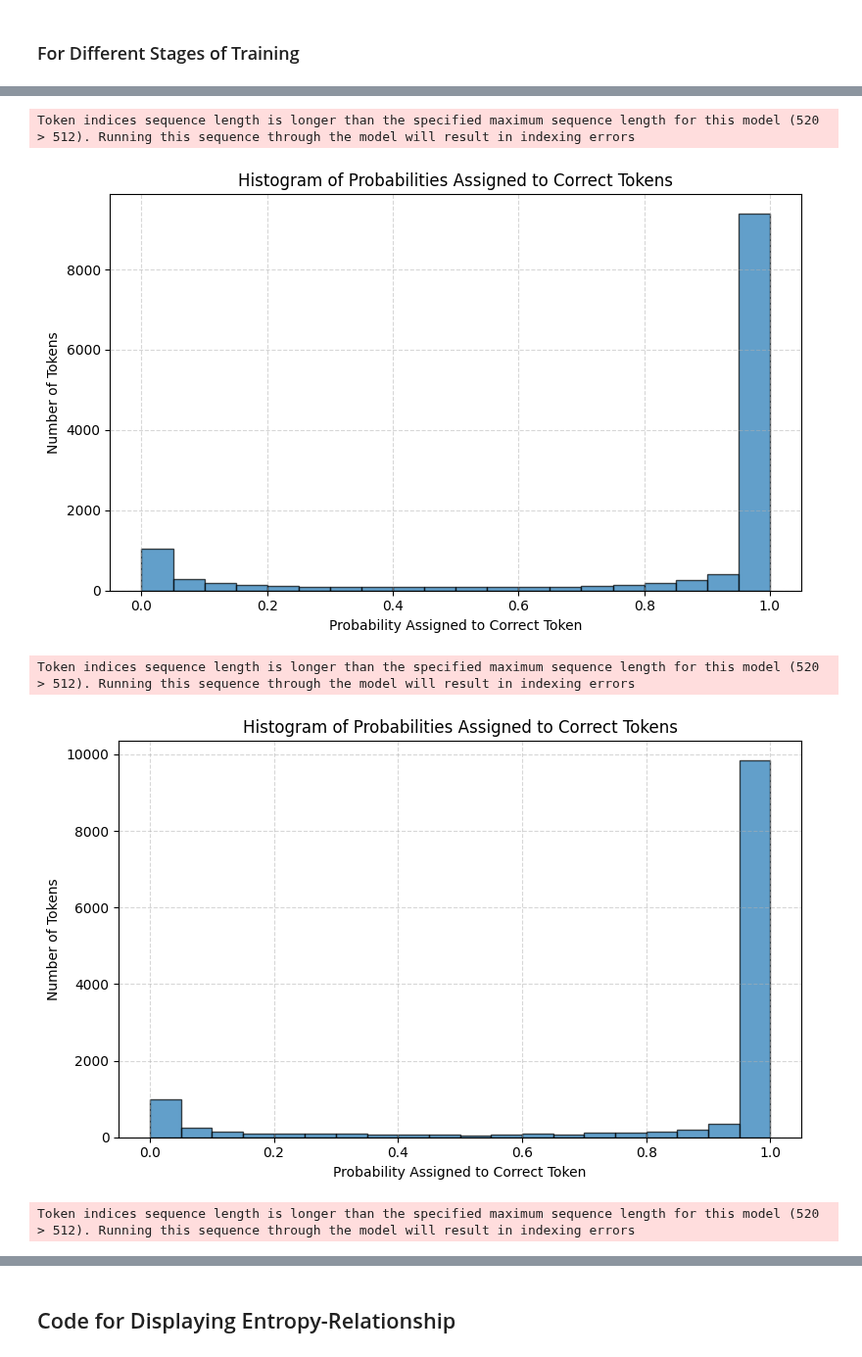
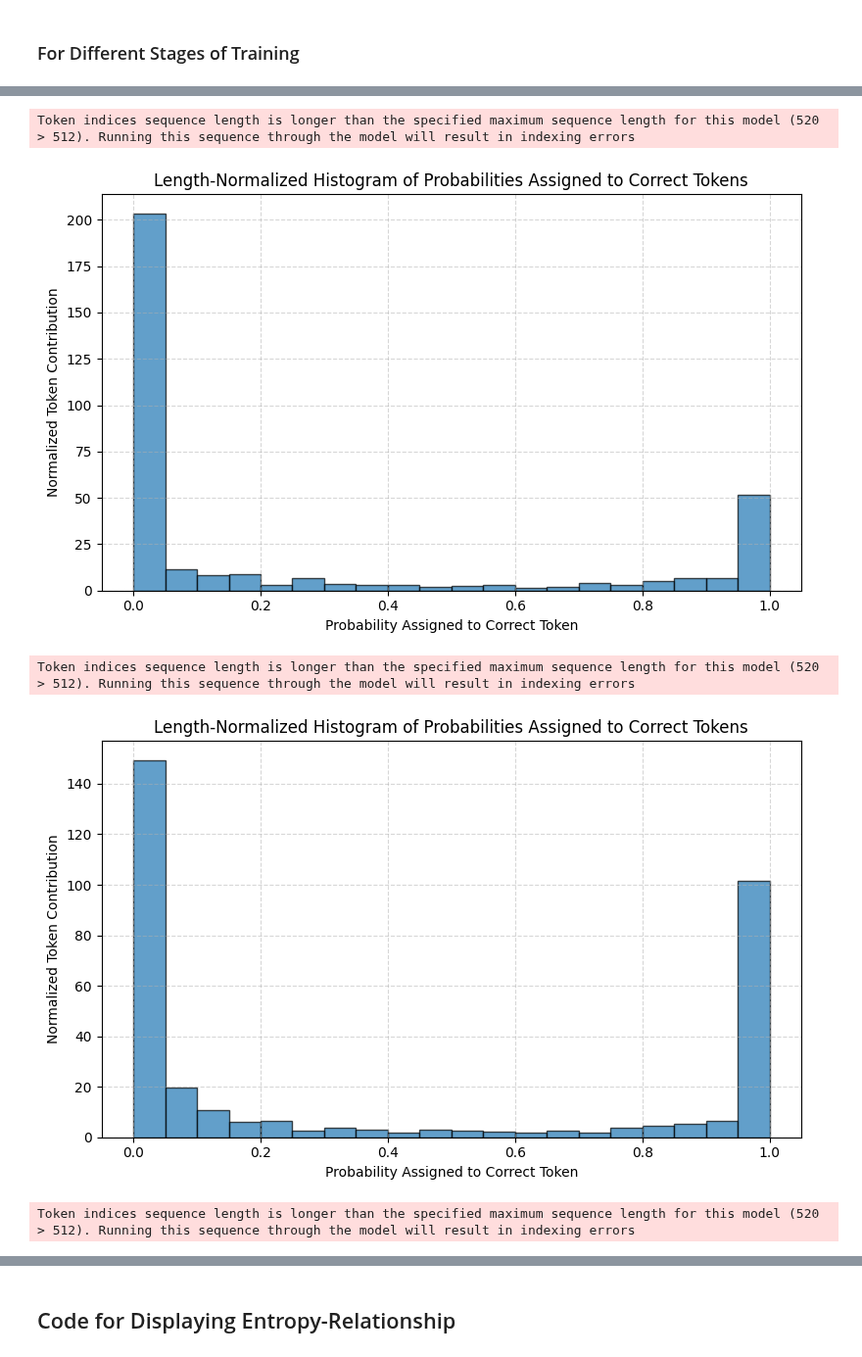
Before and after one commit to MGWSimpson/AlphaARC, a Jupyter notebook: analysis/identifying_breakpoints.ipynb, the cells around one changed output, grey strips where cells are left out. Shown at 98% size. Saved outputs shown, nothing was run; the diff lists cells and outputs as text; code cells hidden in the pictures.

```diff
--- a/analysis/identifying_breakpoints.ipynb
+++ b/analysis/identifying_breakpoints.ipynb
@@ -133,6 +133,8 @@ O = move(I, x2, DOWN)
 # %% [markdown]
 ## Code for Generating Correct Token Probability Across Dataset
 # %%
+from collections import Counter
+
 def token_stats(logits, ids):
     log_p = torch.log_softmax(logits, -1)           # [1, L, V]
     probs = log_p.exp()
@@ -171,26 +173,39 @@ def compute_logits(task, model, tokenizer):
     return tokens, p_token, entropy
 
 
+
 def compute_correct_token_probs(tasks, model_path, tokenizer_path='Salesforce/codet5p-220m'):
     model = T5ForConditionalGeneration.from_pretrained(model_path)
     tokenizer = AutoTokenizer.from_pretrained(tokenizer_path)
 
     token_probs = []
+    all_tokens = []
+
     for task_id in tasks:
         task = Task.from_json(f'../data/training/{task_id}.json')
-        _, p_token, _= compute_logits(task, model, tokenizer)
+        tokens, p_token, _ = compute_logits(task, model, tokenizer)
 
         token_probs.extend(p_token)
+        all_tokens.extend(tokens)
 
-    return token_probs
+    return token_probs, all_tokens
 
-def plot_correct_token_probs(correct_token_probs, filename):
 
+def plot_correct_token_probs(result, filename):
+    from collections import Counter
+
+    correct_token_probs, tokens = result
+
+    # Count how frequently each token appears
+    token_freq = Counter(tokens)
+    weights = [1 / token_freq[token] for token in tokens]
+
+    # Plot with weights
     plt.figure(figsize=(8, 5))
-    plt.hist(correct_token_probs, bins=20, range=(0, 1), edgecolor='black', alpha=0.7)
-    plt.title('Histogram of Probabilities Assigned to Correct Tokens')
+    plt.hist(correct_token_probs, bins=20, range=(0, 1), weights=weights, edgecolor='black', alpha=0.7)
+    plt.title('Length-Normalized Histogram of Probabilities Assigned to Correct Tokens')
     plt.xlabel('Probability Assigned to Correct Token')
-    plt.ylabel('Number of Tokens')
+    plt.ylabel('Normalized Token Contribution')
     plt.grid(True, linestyle='--', alpha=0.5)
     plt.tight_layout()
     plt.savefig(filename)
@@ -211,16 +229,16 @@ Token indices sequence length is longer than the specified maximum sequence leng
 # %%
 plot_correct_token_probs(compute_correct_token_probs(validation_tasks,
-                                                  '../finetune/2025-05-27_17-42-37/checkpoint-550'), '../figures/1-histogram.png')
+                                                  '../finetune/2025-06-16_01-31-36/checkpoint-10'), '../figures/1-histogram.png')
 plot_correct_token_probs(compute_correct_token_probs(validation_tasks,
-                                                  '../finetune/2025-05-27_17-42-37/checkpoint-1100'), '../figures/2-histogram.png')
+                                                  '../finetune/2025-06-16_01-31-36/checkpoint-40'), '../figures/2-histogram.png')
 plot_correct_token_probs(compute_correct_token_probs(validation_tasks,
-                                                  '../finetune/2025-05-27_17-42-37/checkpoint-1650'), '../figures/3-histogram.png')
+                                                  '../finetune/2025-06-16_01-31-36/checkpoint-80'), '../figures/3-histogram.png')
 
 plot_correct_token_probs(compute_correct_token_probs(validation_tasks,
-                                                  '../finetune-checkpoint/dev-checkpoint'),'../figures/4-histogram.png')
+                                                  '../finetune/2025-06-16_01-31-36/checkpoint-200'),'../figures/4-histogram.png')
 # %% [output]
 Token indices sequence length is longer than the specified maximum sequence length for this model (520 > 512). Running this sequence through the model will result in indexing errors
-[figure, old version]
+[figure, new version]
 Token indices sequence length is longer than the specified maximum sequence length for this model (520 > 512). Running this sequence through the model will result in indexing errors
-[figure, old version]
+[figure, new version]
 Token indices sequence length is longer than the specified maximum sequence length for this model (520 > 512). Running this sequence through the model will result in indexing errors
```
Also changed, not shown: parts of 8 cells of this notebook, 8 other files.
